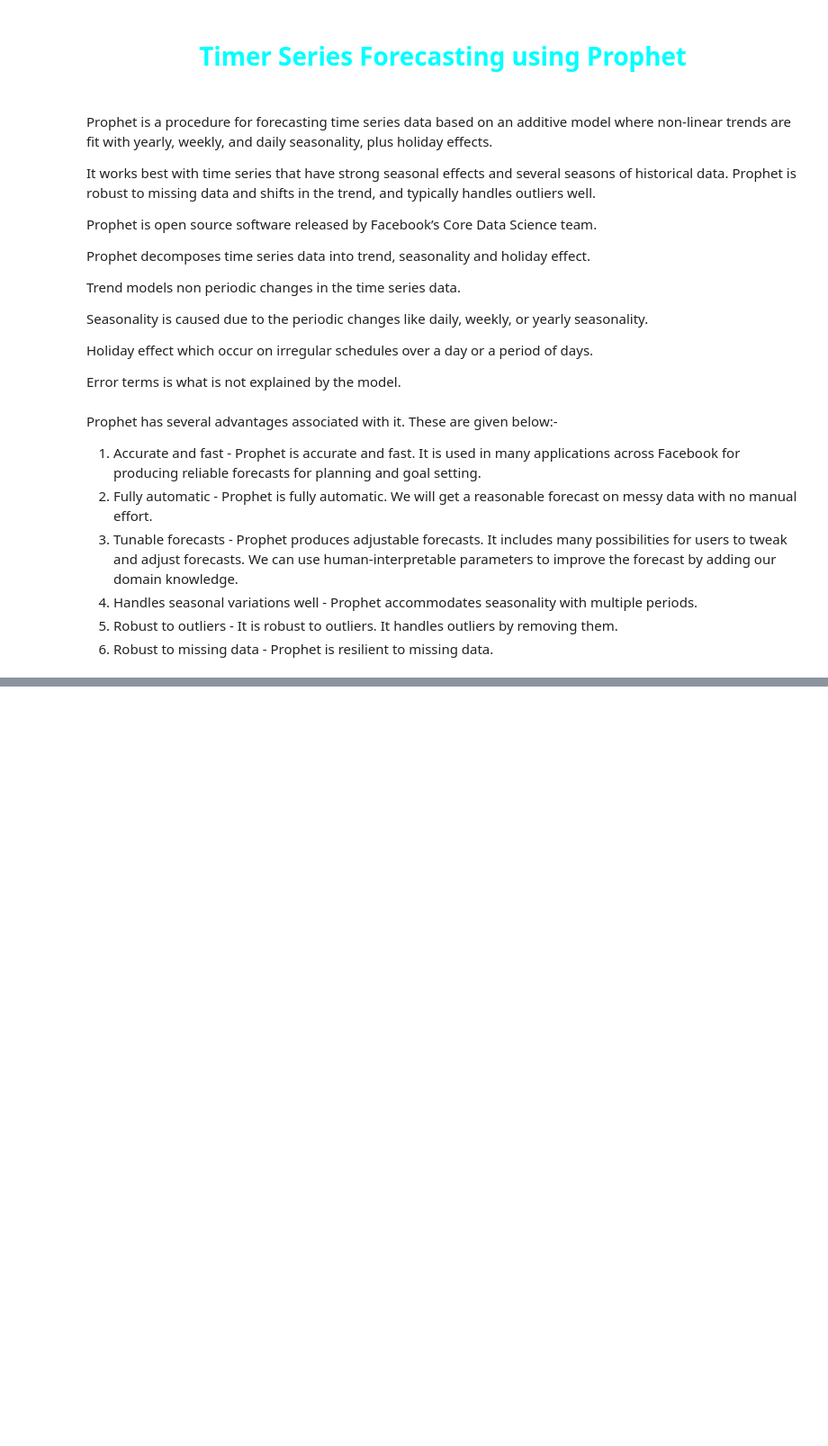
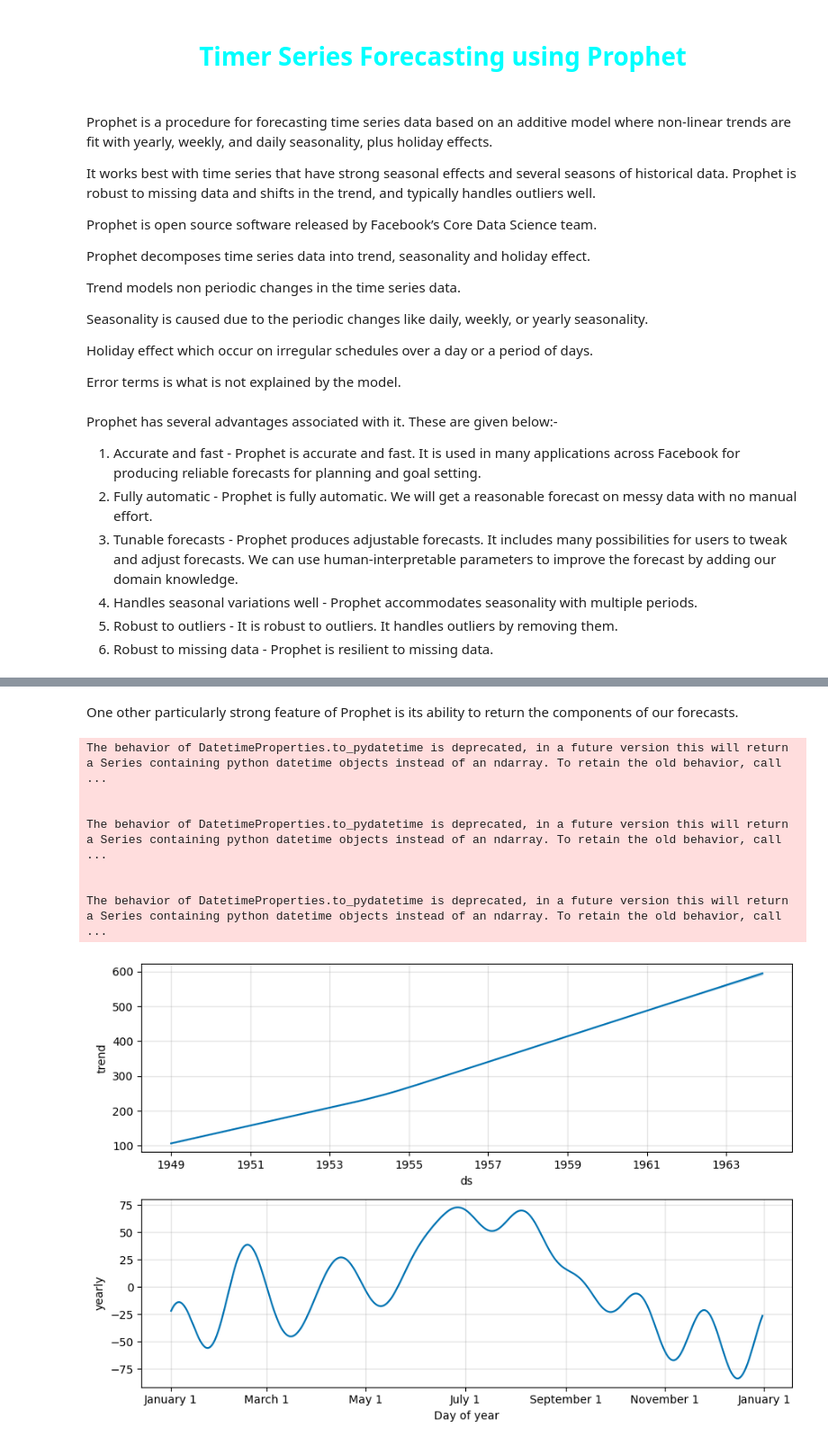
Before and after one commit to salman-shaikh7/Time-Series-Analysis-using-Prophet, a Jupyter notebook: Timer Series Forecasting using Prophet.ipynb, the cells around one changed output, grey strips where cells are left out. Shown: that part at 90% size. Drawn from its saved outputs; the diff is of its cells as text; code cells hidden in the pictures; blank space fills up the shorter version.

```diff
--- a/Timer Series Forecasting using Prophet.ipynb
+++ b/Timer Series Forecasting using Prophet.ipynb
@@ -55,0 +154,13 @@ from prophet import Prophet
+# %% [markdown]
+One other particularly strong feature of Prophet is its ability to return the components of our forecasts.
+# %%
+Model.plot_components(forecast);
+# %% [output]
+The behavior of DatetimeProperties.to_pydatetime is deprecated, in a future version this will return a Series containing python datetime objects instead of an ndarray. To retain the old behavior, call ...
+
+
+The behavior of DatetimeProperties.to_pydatetime is deprecated, in a future version this will return a Series containing python datetime objects instead of an ndarray. To retain the old behavior, call ...
+
+
+The behavior of DatetimeProperties.to_pydatetime is deprecated, in a future version this will return a Series containing python datetime objects instead of an ndarray. To retain the old behavior, call ...
+[figure, added]
```
Also changed, not shown: parts of 20 cells of this notebook.
